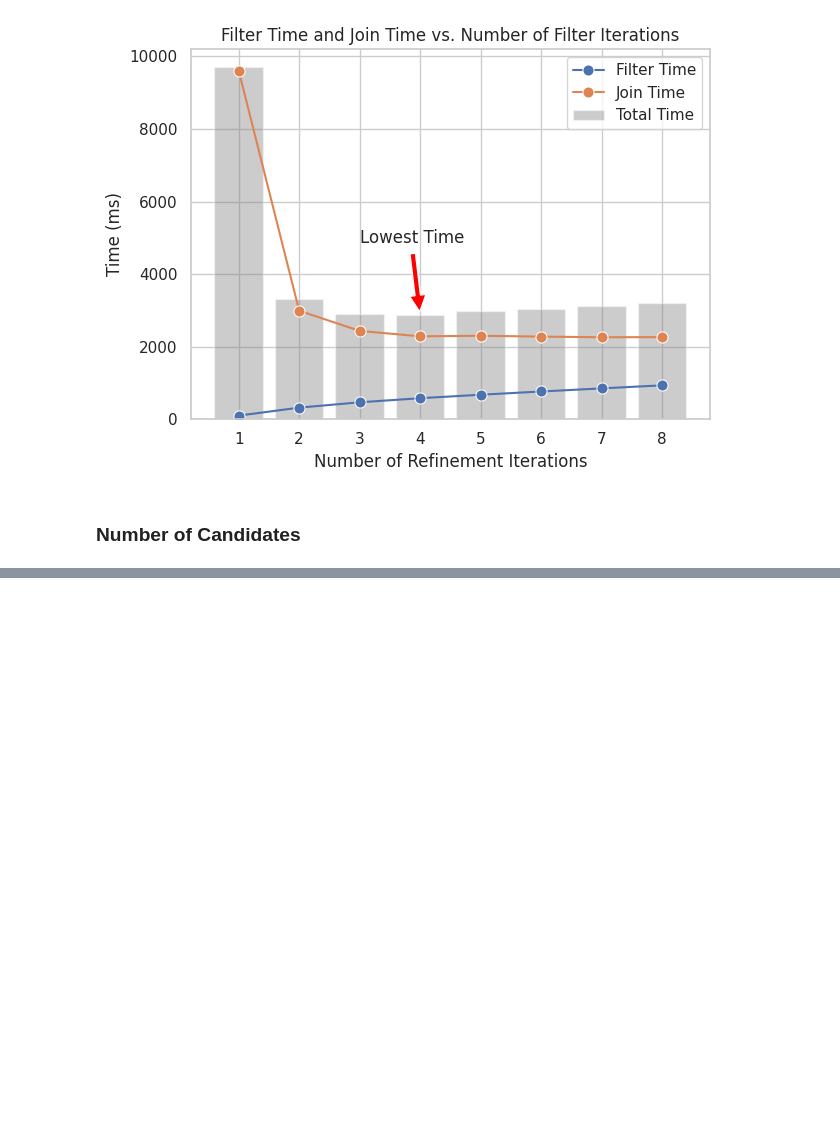
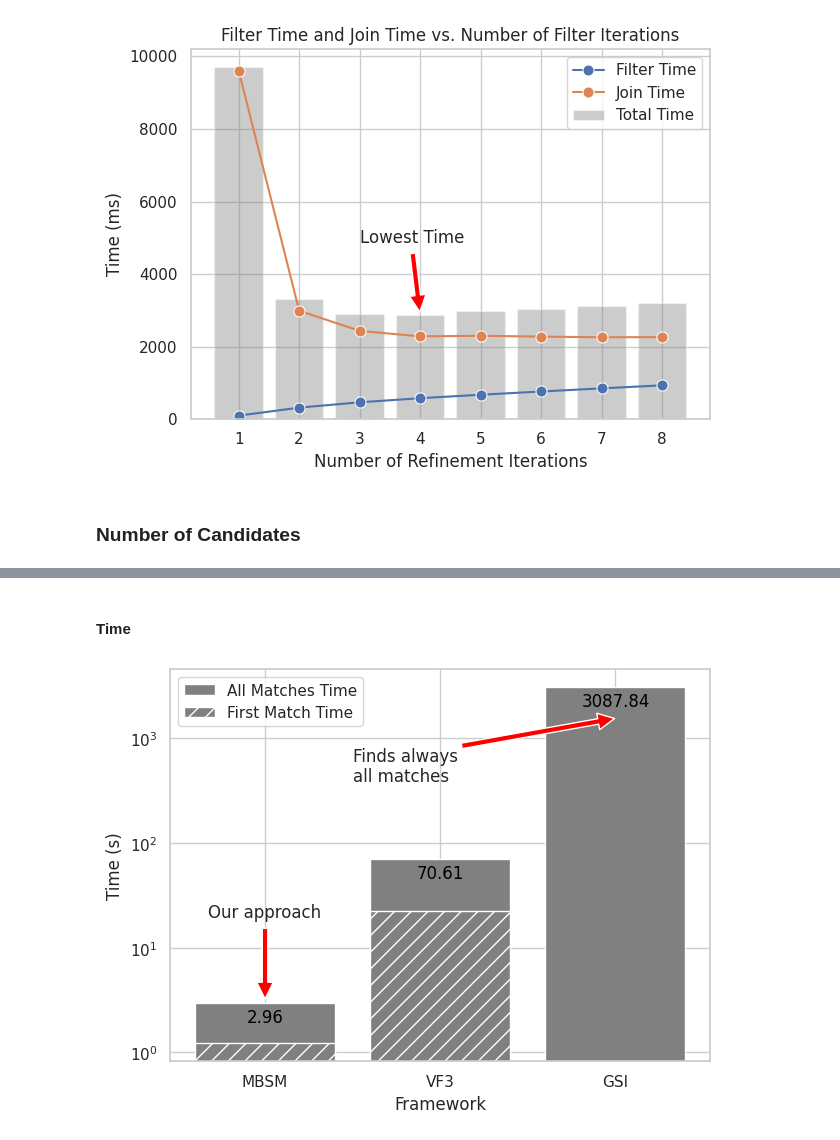
Before and after one commit to antonio-decaro/SIGMo, a Jupyter notebook: 4_produce_plot.ipynb, the cells around one changed output, grey strips where cells are left out. Drawn from its saved outputs; the diff is of its cells as text; code cells hidden in the pictures; blank space fills up the shorter version.

```diff
--- a/4_produce_plot.ipynb
+++ b/4_produce_plot.ipynb
@@ -271,0 +324,44 @@ plt.show()
+# %% [markdown]
+#### Time
+# %%
+import matplotlib.ticker as ticker
+# set gray palette with 3 colors
+fig, axs = plt.subplots()
+
+axs.bar(sota_df['benchmark'], sota_df['total_time'], color=['gray', 'gray', 'gray'])
+axs.bar(sota_df['benchmark'], sota_df['first_solution_time'], hatch='//', color=['gray', 'gray', 'gray'])
+
+# annotate each bar with first_solution_time = 0
+for i, row in sota_df.iterrows():
+  if row['first_solution_time'] == 0:
+    axs.annotate('Finds always\nall matches',
+                 xy=(i, row['total_time'] / 2),
+                 xytext=(i - 1.5, row['total_time'] / 8),  # Adjust this to position the text to the left of the bar
+                 arrowprops=dict(facecolor='red', shrink=0.005))
+
+axs.annotate("Our approach",
+             xy=(0, sota_df.loc[0, 'total_time']),
+             xytext=(0, sota_df.loc[0, 'total_time'] + 15),
+             ha='center', va='bottom',  # Center the text horizontally and align it vertically at the bottom
+             arrowprops=dict(facecolor='red', shrink=0.05))
+
+# write the time on top of each bar
+for i, row in sota_df.iterrows():
+  axs.text(i, row['total_time'] - row['total_time'] * 0.1,
+           f'{row["total_time"]:.2f}',
+           ha='center',
+           va='top',
+           color='black',
+          #  fontweight='bold',
+           )
+
+axs.set_yscale('log', base=10, subs=[2, 3, 4, 5, 6, 7, 8, 9])
+axs.set_ylabel('Time (s)')
+axs.set_xlabel('Framework')
+
+axs.legend(['All Matches Time', 'First Match Time'], loc='upper left')
+fig.tight_layout()
+fig.savefig('./out/plots/sota_time.pdf')
+fig.show()
+# %% [output]
+[figure, added]
```
Also changed, not shown: parts of 11 cells of this notebook.
